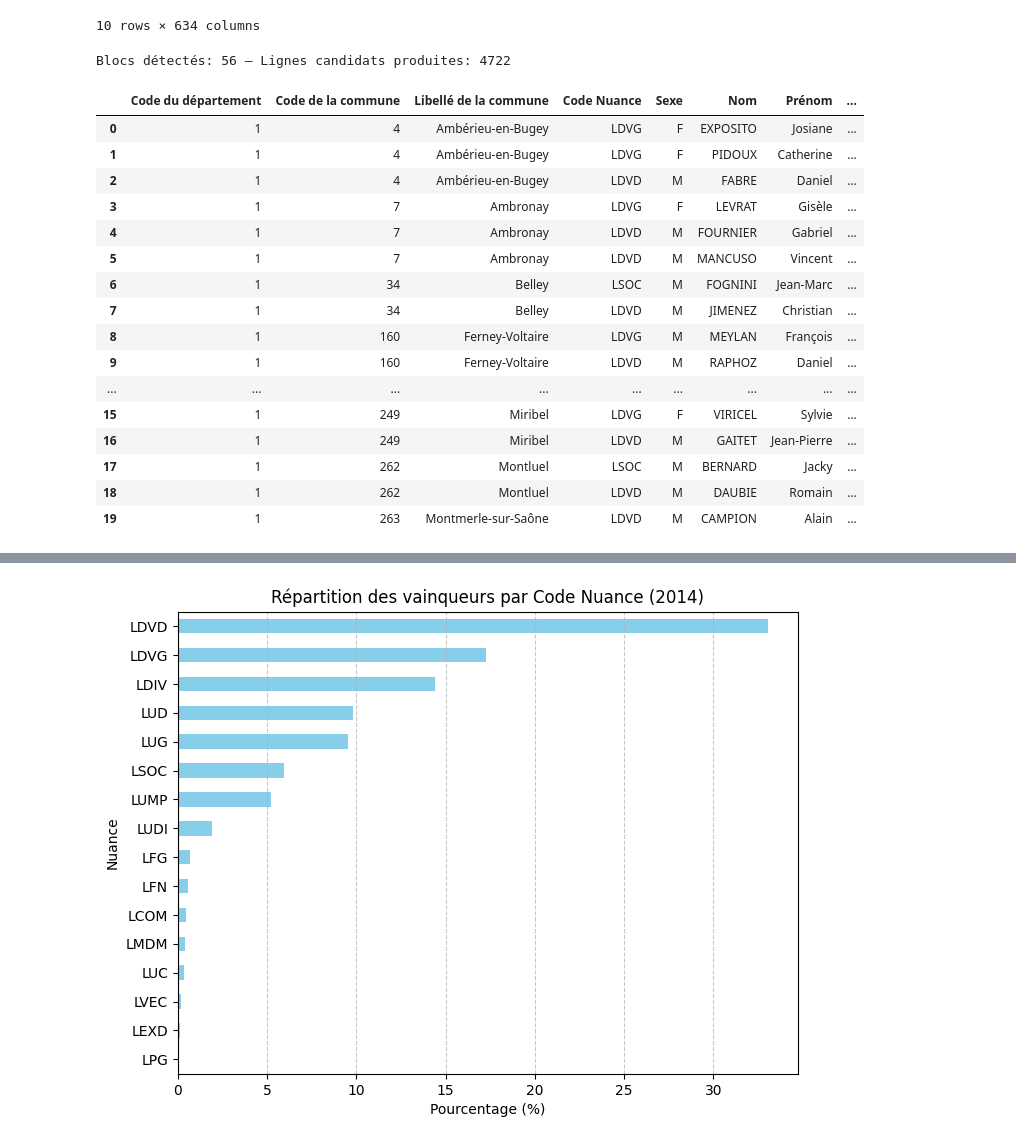
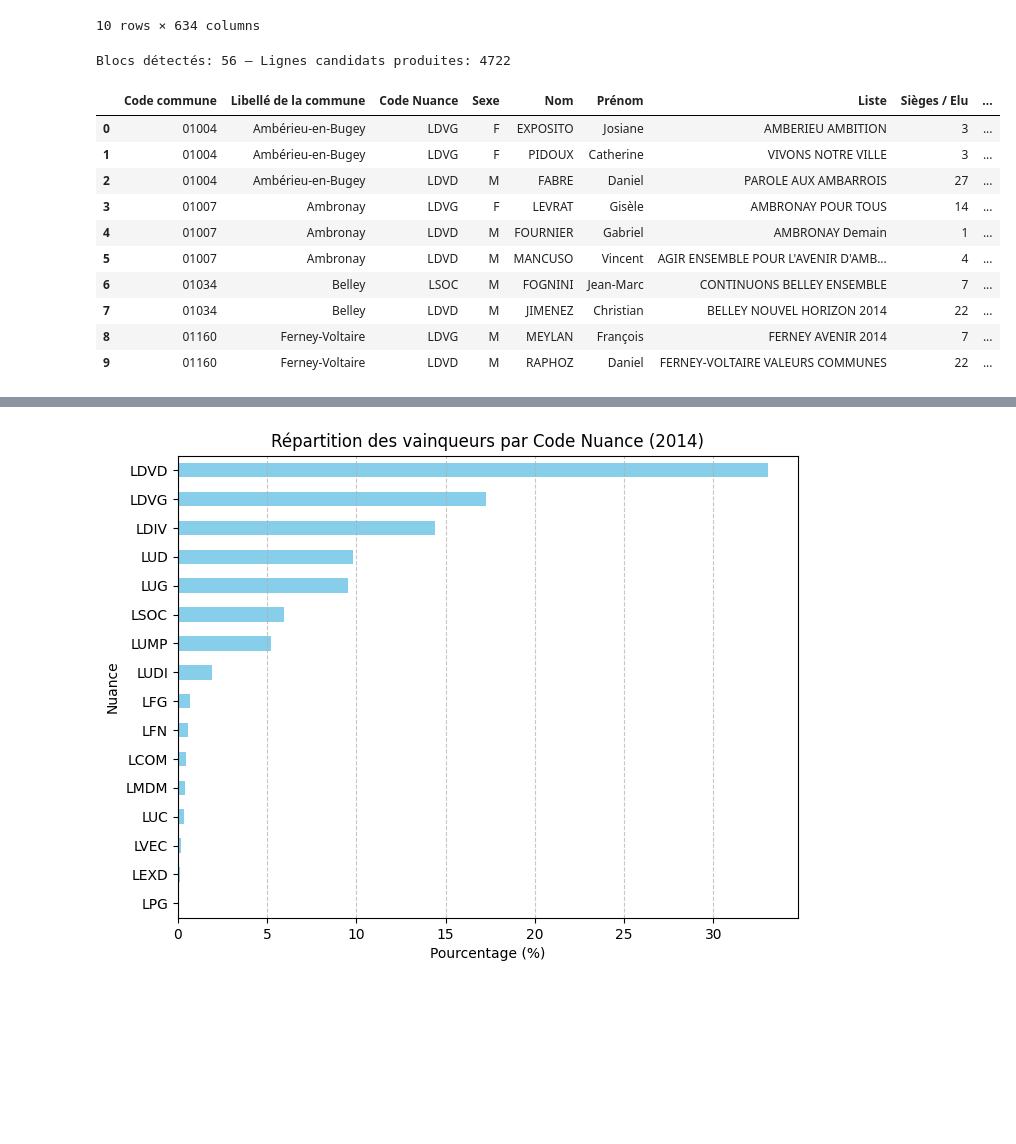
Before and after one commit to isa-j/Python-project, a Jupyter notebook: Data formatting.ipynb, the cells around one changed output, grey strips where cells are left out. Cells and saved outputs as stored; diff of their text form; code cells hidden in the pictures; blank space fills up the shorter version.

Commit message:
changement code commune

```diff
--- a/Data formatting.ipynb
+++ b/Data formatting.ipynb
@@ -145,7 +139,7 @@ resultats_2014.head(10)
 df = resultats_2014.copy()
 
 # Colonnes de commune à conserver
-commune_cols = ['Code du département', 'Code de la commune', 'Libellé de la commune']
+commune_cols = ['Code commune', 'Libellé de la commune']
 
 # Champs candidats dans l'ordre physique
 candidate_fields = ['Code Nuance','Sexe','Nom','Prénom','Liste',
@@ -159,51 +153,45 @@ nblocks = (len(cols) - start) // k
 if nblocks <= 0:
     raise ValueError("Aucun bloc candidat complet détecté après 'Code Nuance'.")
 
 # Liste pour stocker les futurs lignes par bloc
 dfs = []
 
 for b in range(nblocks):
     blk_cols = cols[start + b*k : start + (b+1)*k]
     if len(blk_cols) < k:
         continue
     cand_df = df[commune_cols + blk_cols].copy()
     # renommer colonnes du bloc selon candidate_fields
     cand_df = cand_df.rename(columns=dict(zip(blk_cols, candidate_fields)))
     # ajouter colonne numéro du candidat
     cand_df['Ordre_candidat'] = b + 1
     # filtrer les lignes vides (Nom manquant)
     cand_df = cand_df[cand_df['Nom'].notna() & (cand_df['Nom'].str.strip() != '')]
     dfs.append(cand_df)
 # concaténer tous les blocs
 long_df = pd.concat(dfs, ignore_index=True)
 
 print(f"Blocs détectés: {nblocks} — Lignes candidats produites: {len(long_df)}")
 
 # trier par commune puis par ordre du candidat
 long_df_sorted = long_df.sort_values(
-    by=['Code du département', 'Code de la commune', 'Ordre_candidat']
+    by=['Code commune', 'Ordre_candidat']
 ).reset_index(drop=True)
 
 # affichage
-display(long_df_sorted.head(20))
+display(long_df_sorted.head(10))
 # %% [output]
 Blocs détectés: 56 — Lignes candidats produites: 4722
-|  | Code du département | Code de la commune | Libellé de la commune | Code Nuance | Sexe | Nom | Prénom | ... |
-| 0 | 1 | 4 | Ambérieu-en-Bugey | LDVG | F | EXPOSITO | Josiane | ... |
-| 1 | 1 | 4 | Ambérieu-en-Bugey | LDVG | F | PIDOUX | Catherine | ... |
-| 2 | 1 | 4 | Ambérieu-en-Bugey | LDVD | M | FABRE | Daniel | ... |
-| 3 | 1 | 7 | Ambronay | LDVG | F | LEVRAT | Gisèle | ... |
-| 4 | 1 | 7 | Ambronay | LDVD | M | FOURNIER | Gabriel | ... |
-| 5 | 1 | 7 | Ambronay | LDVD | M | MANCUSO | Vincent | ... |
-| 6 | 1 | 34 | Belley | LSOC | M | FOGNINI | Jean-Marc | ... |
-| 7 | 1 | 34 | Belley | LDVD | M | JIMENEZ | Christian | ... |
-| 8 | 1 | 160 | Ferney-Voltaire | LDVG | M | MEYLAN | François | ... |
-| 9 | 1 | 160 | Ferney-Voltaire | LDVD | M | RAPHOZ | Daniel | ... |
-| ... | ... | ... | ... | ... | ... | ... | ... | ... |
-| 15 | 1 | 249 | Miribel | LDVG | F | VIRICEL | Sylvie | ... |
-| 16 | 1 | 249 | Miribel | LDVD | M | GAITET | Jean-Pierre | ... |
-| 17 | 1 | 262 | Montluel | LSOC | M | BERNARD | Jacky | ... |
-| 18 | 1 | 262 | Montluel | LDVD | M | DAUBIE | Romain | ... |
-| 19 | 1 | 263 | Montmerle-sur-Saône | LDVD | M | CAMPION | Alain | ... |
+|  | Code commune | Libellé de la commune | Code Nuance | Sexe | Nom | Prénom | Liste | Sièges / Elu | ... |
+| 0 | 01004 | Ambérieu-en-Bugey | LDVG | F | EXPOSITO | Josiane | AMBERIEU AMBITION | 3 | ... |
+| 1 | 01004 | Ambérieu-en-Bugey | LDVG | F | PIDOUX | Catherine | VIVONS NOTRE VILLE | 3 | ... |
+| 2 | 01004 | Ambérieu-en-Bugey | LDVD | M | FABRE | Daniel | PAROLE AUX AMBARROIS | 27 | ... |
+| 3 | 01007 | Ambronay | LDVG | F | LEVRAT | Gisèle | AMBRONAY POUR TOUS | 14 | ... |
+| 4 | 01007 | Ambronay | LDVD | M | FOURNIER | Gabriel | AMBRONAY Demain | 1 | ... |
+| 5 | 01007 | Ambronay | LDVD | M | MANCUSO | Vincent | AGIR ENSEMBLE POUR L'AVENIR D'AMB... | 4 | ... |
+| 6 | 01034 | Belley | LSOC | M | FOGNINI | Jean-Marc | CONTINUONS BELLEY ENSEMBLE | 7 | ... |
+| 7 | 01034 | Belley | LDVD | M | JIMENEZ | Christian | BELLEY NOUVEL HORIZON 2014 | 22 | ... |
+| 8 | 01160 | Ferney-Voltaire | LDVG | M | MEYLAN | François | FERNEY AVENIR 2014 | 7 | ... |
+| 9 | 01160 | Ferney-Voltaire | LDVD | M | RAPHOZ | Daniel | FERNEY-VOLTAIRE VALEURS COMMUNES | 22 | ... |
 # %%
 #Identifier le vainqueur par commune
```
Also changed, not shown: parts of 2 cells of this notebook.
